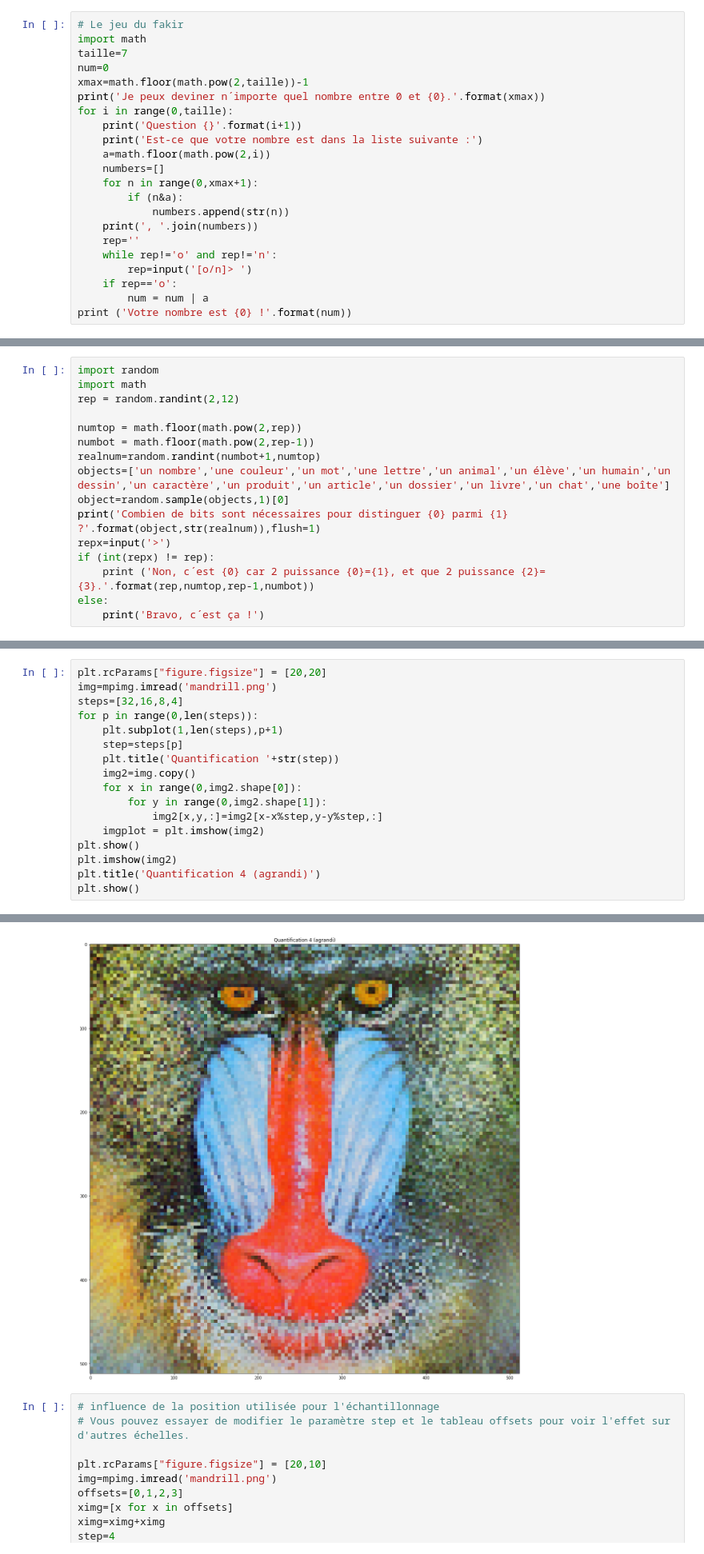
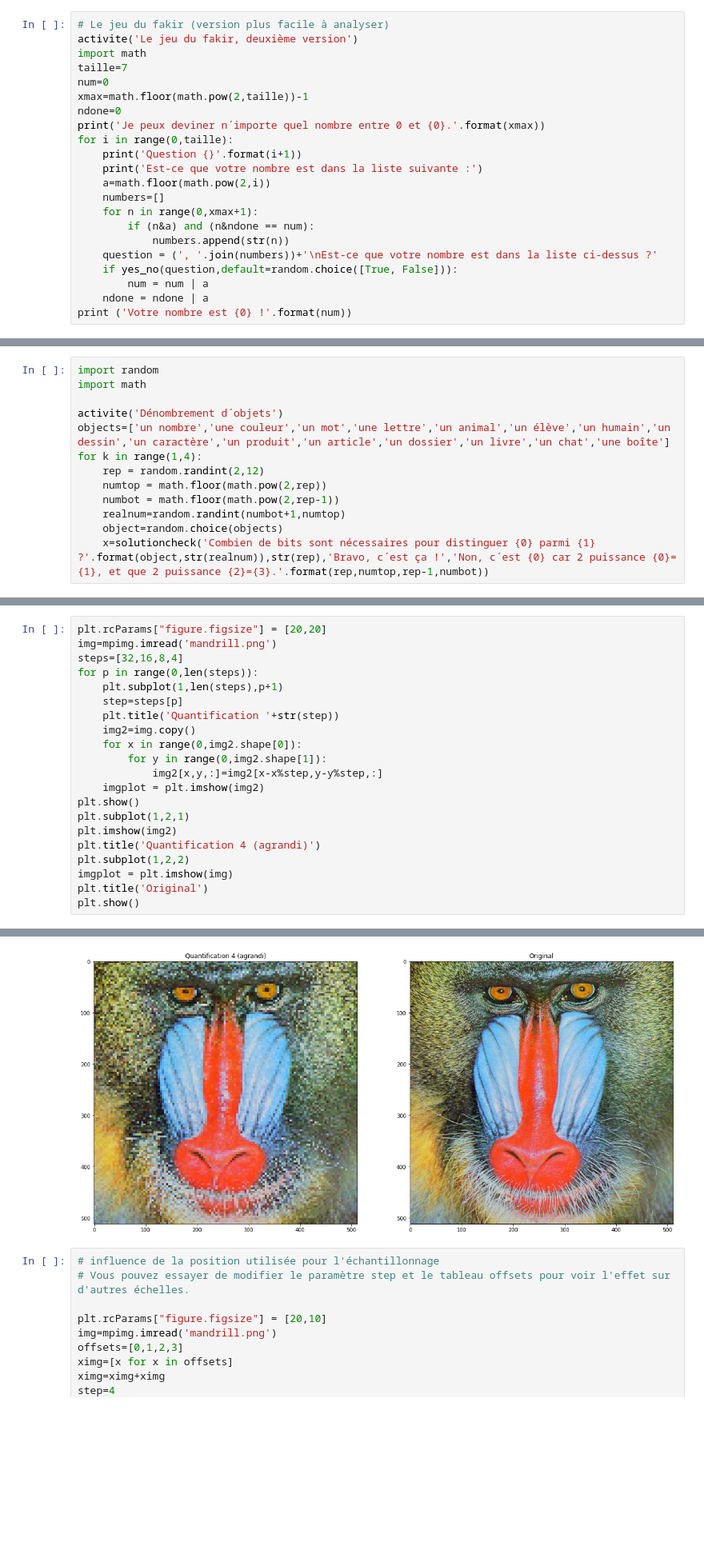
Before and after one commit to jcdubacq/iutv-info-m1101, a Jupyter notebook: Les informations.ipynb, the cells around one changed output, grey strips where cells are left out. Shown at 80% size. Saved outputs shown, nothing was run; the diff lists cells and outputs as text; blank space fills up the shorter version.

```diff
--- a/Les informations.ipynb
+++ b/Les informations.ipynb
@@ -172,9 +374,11 @@ Les fractions de bits sont utilisés dans certains contextes, mais en général
 # %%
-# Le jeu du fakir
+# Le jeu du fakir (version plus facile à analyser)
+activite('Le jeu du fakir, deuxième version')
 import math
 taille=7
 num=0
 xmax=math.floor(math.pow(2,taille))-1
+ndone=0
 print('Je peux deviner n´importe quel nombre entre 0 et {0}.'.format(xmax))
 for i in range(0,taille):
     print('Question {}'.format(i+1))
@@ -182,13 +386,11 @@ for i in range(0,taille):
     a=math.floor(math.pow(2,i))
     numbers=[]
     for n in range(0,xmax+1):
-        if (n&a):
+        if (n&a) and (n&ndone == num):
             numbers.append(str(n))
-    print(', '.join(numbers))
-    rep=''
-    while rep!='o' and rep!='n':
-        rep=input('[o/n]> ')
-    if rep=='o':
+    question = (', '.join(numbers))+'\nEst-ce que votre nombre est dans la liste ci-dessus ?'
+    if yes_no(question,default=random.choice([True, False])):
         num = num | a
+    ndone = ndone | a
 print ('Votre nombre est {0} !'.format(num))
 # %% [output]
@@ -260,17 +421,14 @@ On pourrait de la même façon faire deviner une couleur parmi 128, un mot parmi
 # %%
 import random
 import math
-rep = random.randint(2,12)
 
-numtop = math.floor(math.pow(2,rep))
-numbot = math.floor(math.pow(2,rep-1))
-realnum=random.randint(numbot+1,numtop)
+activite('Dénombrement d´objets')
 objects=['un nombre','une couleur','un mot','une lettre','un animal','un élève','un humain','un dessin','un caractère','un produit','un article','un dossier','un livre','un chat','une boîte']
-object=random.sample(objects,1)[0]
-print('Combien de bits sont nécessaires pour distinguer {0} parmi {1} ?'.format(object,str(realnum)),flush=1)
-repx=input('>')
-if (int(repx) != rep):
-    print ('Non, c´est {0} car 2 puissance {0}={1}, et que 2 puissance {2}={3}.'.format(rep,numtop,rep-1,numbot))
-else:
-    print('Bravo, c´est ça !')
+for k in range(1,4):
+    rep = random.randint(2,12)
+    numtop = math.floor(math.pow(2,rep))
+    numbot = math.floor(math.pow(2,rep-1))
+    realnum=random.randint(numbot+1,numtop)
+    object=random.choice(objects)
+    x=solutioncheck('Combien de bits sont nécessaires pour distinguer {0} parmi {1} ?'.format(object,str(realnum)),str(rep),'Bravo, c´est ça !','Non, c´est {0} car 2 puissance {0}={1}, et que 2 puissance {2}={3}.'.format(rep,numtop,rep-1,numbot))
 # %% [output]
@@ -517,23 +629,27 @@ plt.show()
 # %%
 plt.rcParams["figure.figsize"] = [20,20]
 img=mpimg.imread('mandrill.png')
 steps=[32,16,8,4]
 for p in range(0,len(steps)):
     plt.subplot(1,len(steps),p+1)
     step=steps[p]
     plt.title('Quantification '+str(step))
     img2=img.copy()
     for x in range(0,img2.shape[0]):
         for y in range(0,img2.shape[1]):
             img2[x,y,:]=img2[x-x%step,y-y%step,:]
     imgplot = plt.imshow(img2)
 plt.show()
+plt.subplot(1,2,1)
 plt.imshow(img2)
 plt.title('Quantification 4 (agrandi)')
+plt.subplot(1,2,2)
+imgplot = plt.imshow(img)
+plt.title('Original')
 plt.show()
 # %% [output]
 [figure]
-[figure, old version]
+[figure, new version]
 # %%
 # influence de la position utilisée pour l'échantillonnage
 # Vous pouvez essayer de modifier le paramètre step et le tableau offsets pour voir l'effet sur d'autres échelles.
```
Also changed, not shown: parts of 19 cells of this notebook, 1 other file.
